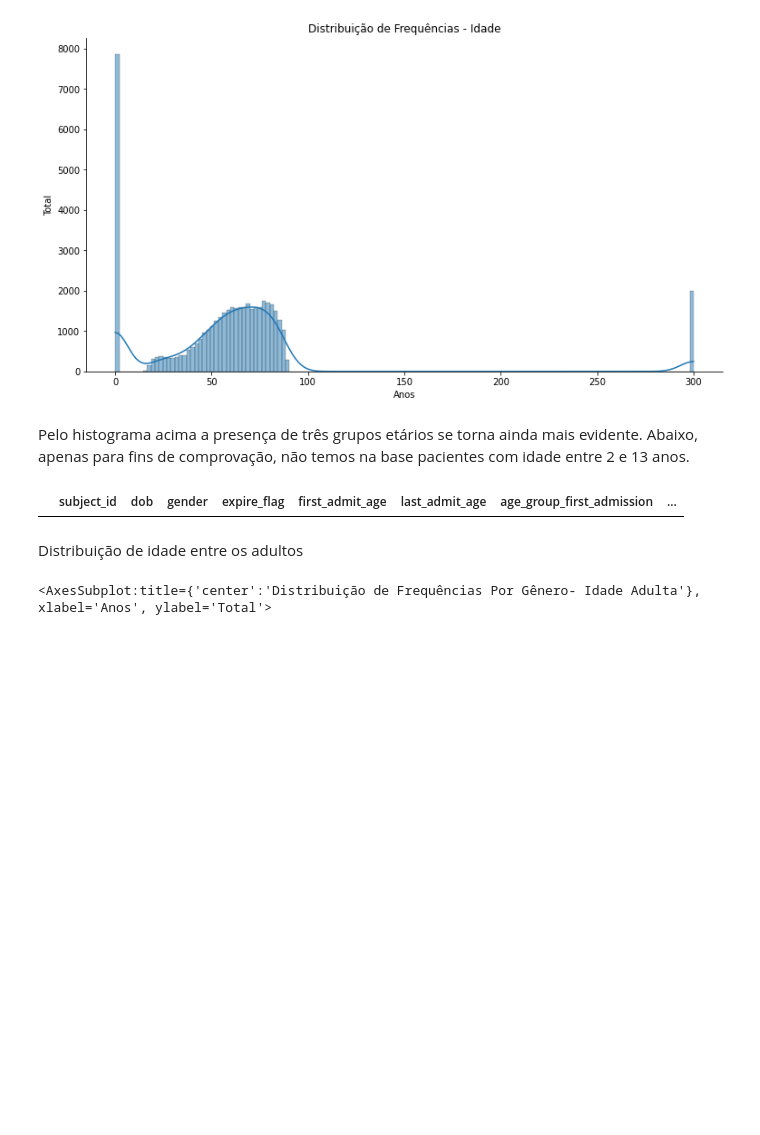
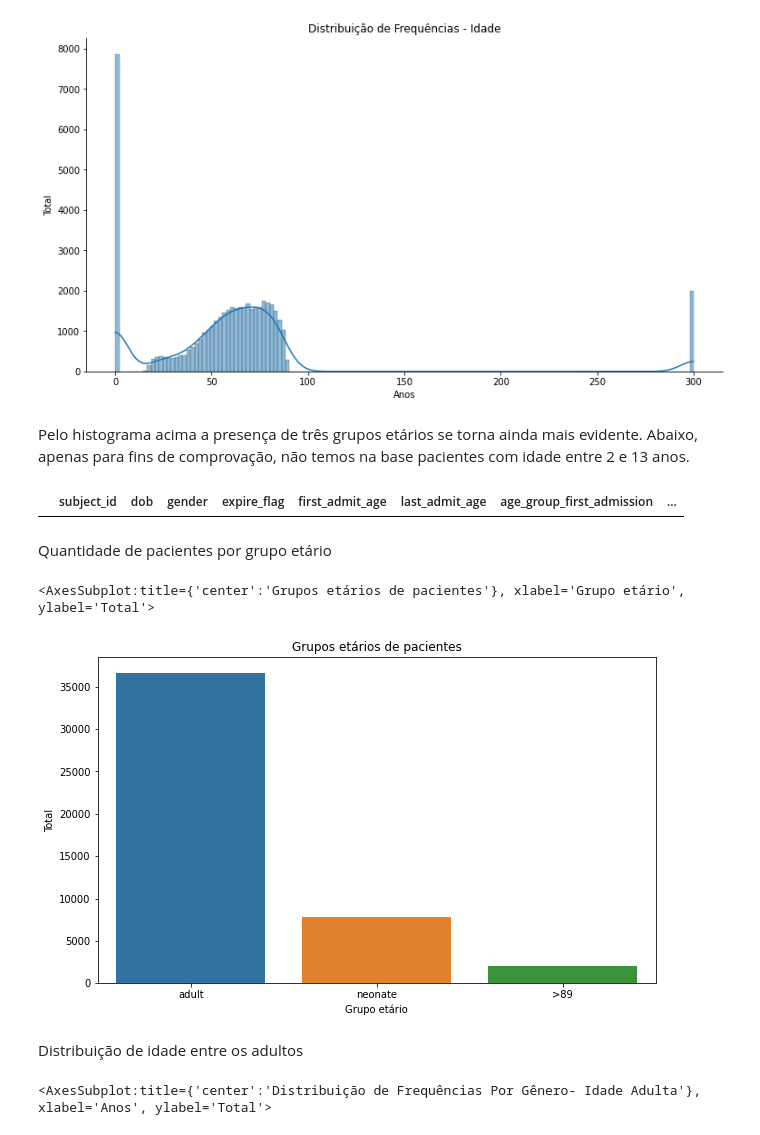
Before and after one commit to camila-cg/mimic-3, a Jupyter notebook: análise-exploratória.ipynb, the cells around one changed output. Cells and saved outputs as stored; diff of their text form; code cells hidden in the pictures; blank space fills up the shorter version.

```diff
--- a/análise-exploratória.ipynb
+++ b/análise-exploratória.ipynb
@@ -149,6 +149,16 @@ Pelo histograma acima a presença de três grupos etários se torna ainda mais e
 patients_df.query('first_admit_age > 1 and first_admit_age < 14')
 # %% [output]
 |  | subject_id | dob | gender | expire_flag | first_admit_age | last_admit_age | age_group_first_admission | ... |
+# %% [markdown]
+Quantidade de pacientes por grupo etário
+# %%
+ax = sns.countplot(x="age_group_first_admission", data=patients_df, order=patients_df.age_group_first_admission.value_counts().iloc[:3].index)
+ax.figure.set_size_inches(10,6)
+ax.set(title ="Grupos etários de pacientes", xlabel='Grupo etário', ylabel='Total')
+ax
+# %% [output]
+<AxesSubplot:title={'center':'Grupos etários de pacientes'}, xlabel='Grupo etário', ylabel='Total'>
+[figure, added]
 # %% [markdown]
 Distribuição de idade entre os adultos
 # %%
```
Also changed, not shown: parts of 20 cells of this notebook.
